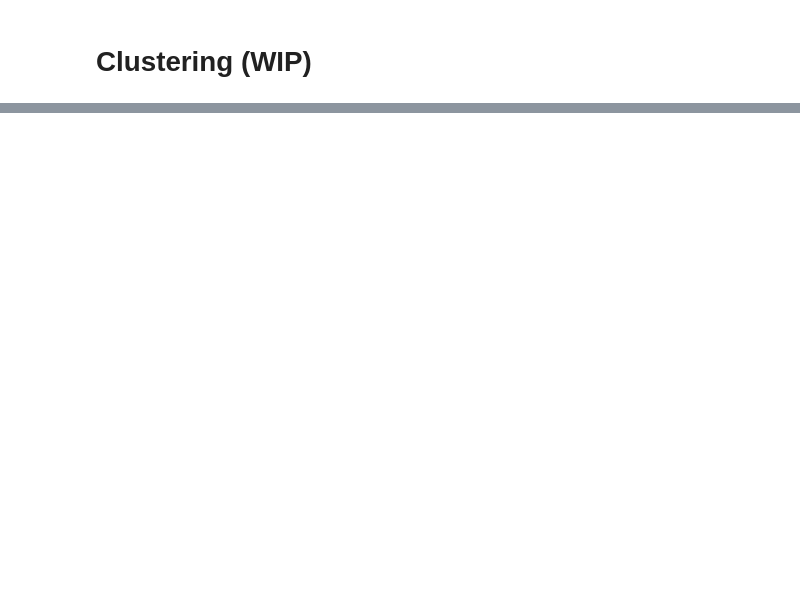
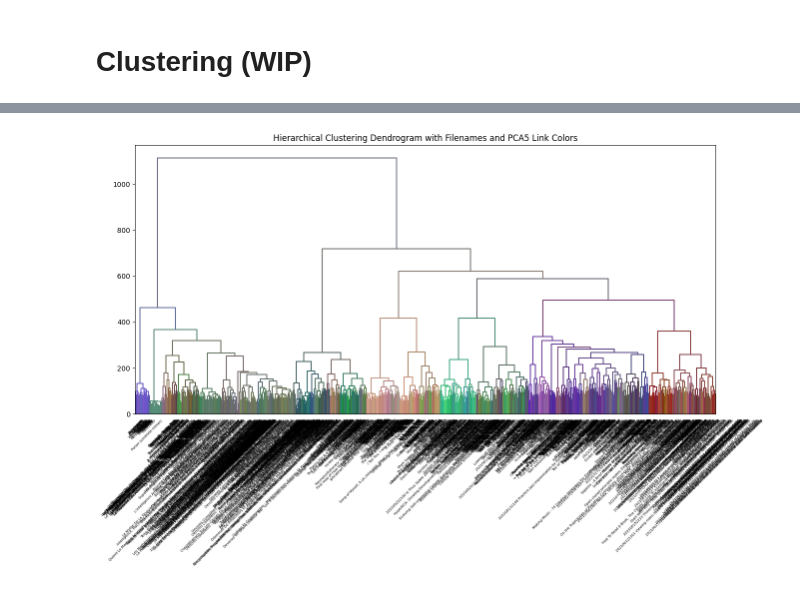
Before and after one commit to loci-maps/fractal-embeddings, a Jupyter notebook: demo.ipynb, the cells around one changed output, grey strips where cells are left out. Saved outputs shown, nothing was run; the diff lists cells and outputs as text; code cells hidden in the pictures; blank space fills up the shorter version.

```diff
--- a/demo.ipynb
+++ b/demo.ipynb
@@ -124,0 +169,8 @@ embedding_npz = np.load('../demo_data/combined_reduced_embeddings.npz')
+# %%
+# Plot the dendrogram with custom labels and link colors
+plt.figure(figsize=(15, 7))
+dendrogram(linked, leaf_rotation=45, labels=[name for name in filenames], link_color_func=lambda link_id: colors[link_id])
+plt.title('Hierarchical Clustering Dendrogram with Filenames and PCA5 Link Colors')
+plt.show()
+# %% [output]
+[figure, added]
```
Also changed, not shown: parts of 11 cells of this notebook, 6 other files.
